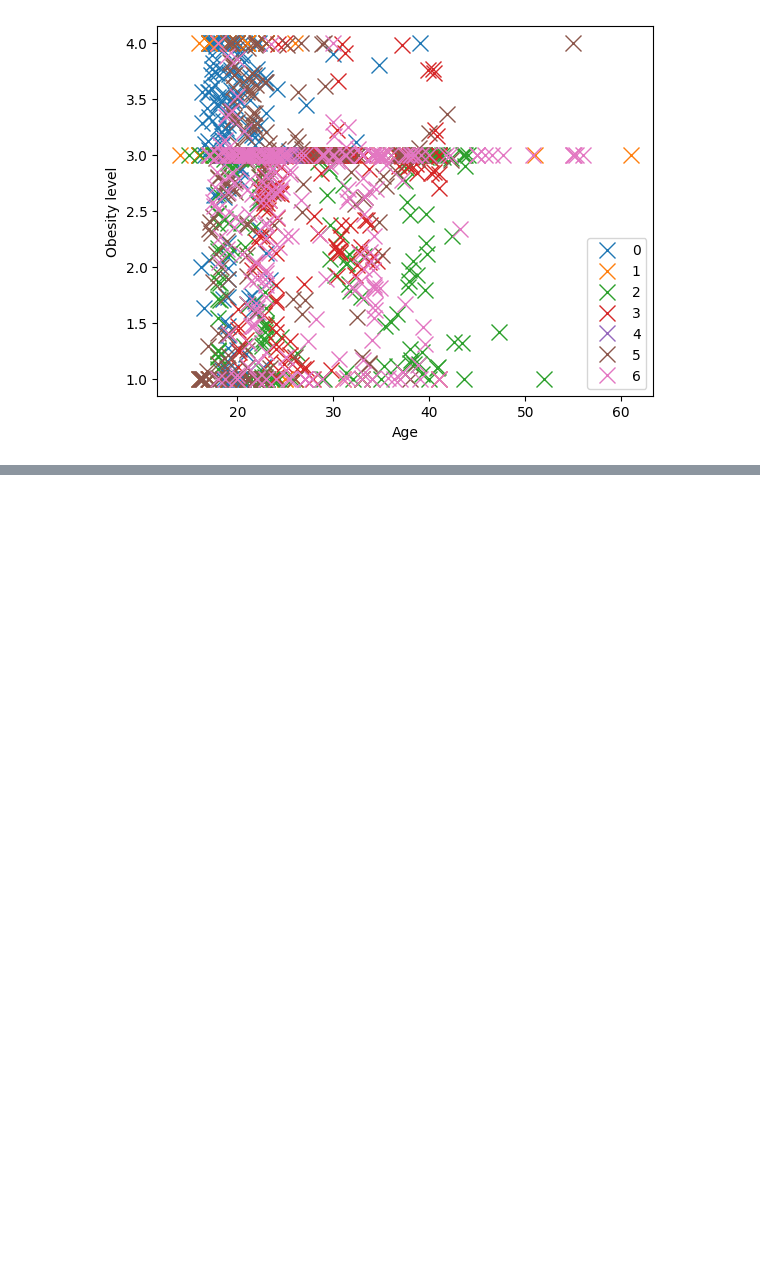
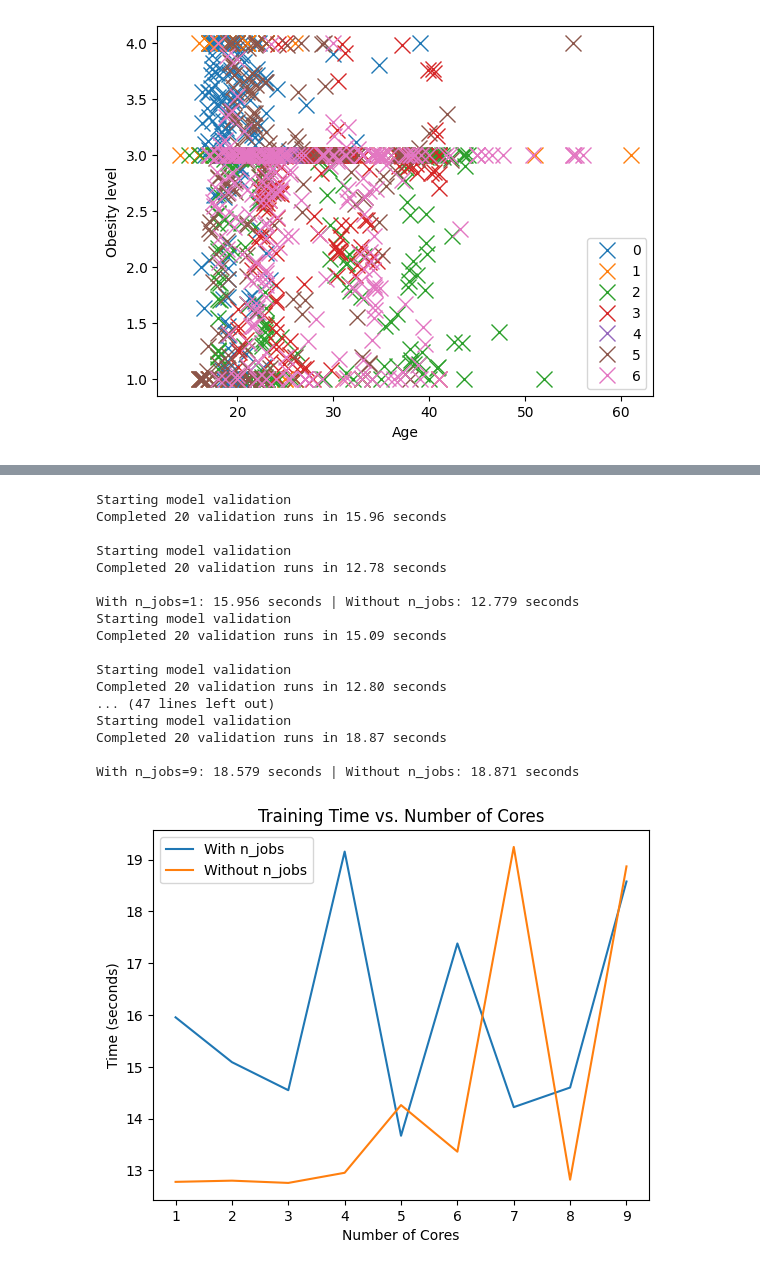
Before and after one commit to joco09/TTDC-Assignment, a Jupyter notebook: toolss and technology data science/obecety_Assignment_problem.ipynb, the cells around one changed output, grey strips where cells are left out. Saved outputs shown, nothing was run; the diff lists cells and outputs as text; code cells hidden in the pictures; blank space fills up the shorter version.

```diff
--- a/toolss and technology data science/obecety_Assignment_problem.ipynb
+++ b/toolss and technology data science/obecety_Assignment_problem.ipynb
@@ -690,0 +686,70 @@ TypeError: RandomForestClassifier.__init__() got an unexpected keyword argument
+# %%
+
+# Define your dataset X, y here
+
+# model
+model = RandomForestClassifier(n_estimators=200)
+
+results_with_n_jobs = []
+results_without_n_jobs = []
+
+n_cores = [1, 2, 3, 4, 5, 6, 7, 8, 9]
+for n in n_cores:
+    # With n_jobs enabled
+    model_with_n_jobs = RandomForestClassifier(n_estimators=200, n_jobs=-1)
+    start = time()
+    acc_list, prec_list, rec_list = validate_model(X, y, model_with_n_jobs, num_runs)
+    end = time()
+    result_with_n_jobs = end - start
+    results_with_n_jobs.append(result_with_n_jobs)
+
+    # Without n_jobs (single core)
+    model_without_n_jobs = RandomForestClassifier(n_estimators=200)
+    start = time()
+    acc_list, prec_list, rec_list = validate_model(X, y, model_without_n_jobs, num_runs)
+    end = time()
+    result_without_n_jobs = end - start
+    results_without_n_jobs.append(result_without_n_jobs)
+
+    print(f'With n_jobs={n}: {result_with_n_jobs:.3f} seconds | Without n_jobs: {result_without_n_jobs:.3f} seconds')
+
+plt.plot(n_cores, results_with_n_jobs, label='With n_jobs')
+plt.plot(n_cores, results_without_n_jobs, label='Without n_jobs')
+plt.xlabel('Number of Cores')
+plt.ylabel('Time (seconds)')
+plt.title('Training Time vs. Number of Cores')
+plt.legend()
+plt.show()
+
+# For the last iteration, print out F1 score and confusion table with n_jobs enabled
+model_with_n_jobs.fit(X, y)
+y_preds_with_n_jobs = model_with_n_jobs.predict(X_test)
+print("With n_jobs enabled:")
+print(classification_report(y_test, y_preds_with_n_jobs))
+evaluate_preds(y_test, y_preds_with_n_jobs)
+
+# Also, print out F1 score and confusion table without n_jobs
+model_without_n_jobs.fit(X, y)
+y_preds_without_n_jobs = model_without_n_jobs.predict(X_test)
+print("Without n_jobs:")
+print(classification_report(y_test, y_preds_without_n_jobs))
+evaluate_preds(y_test, y_preds_without_n_jobs)
+# %% [output]
+Starting model validation
+Completed 20 validation runs in 15.96 seconds
+
+Starting model validation
+Completed 20 validation runs in 12.78 seconds
+
+With n_jobs=1: 15.956 seconds | Without n_jobs: 12.779 seconds
+Starting model validation
+Completed 20 validation runs in 15.09 seconds
+
+Starting model validation
+Completed 20 validation runs in 12.80 seconds
+... (47 lines left out)
+Starting model validation
+Completed 20 validation runs in 18.87 seconds
+
+With n_jobs=9: 18.579 seconds | Without n_jobs: 18.871 seconds
+[figure, added]
```
Also changed, not shown: parts of 11 cells of this notebook.
